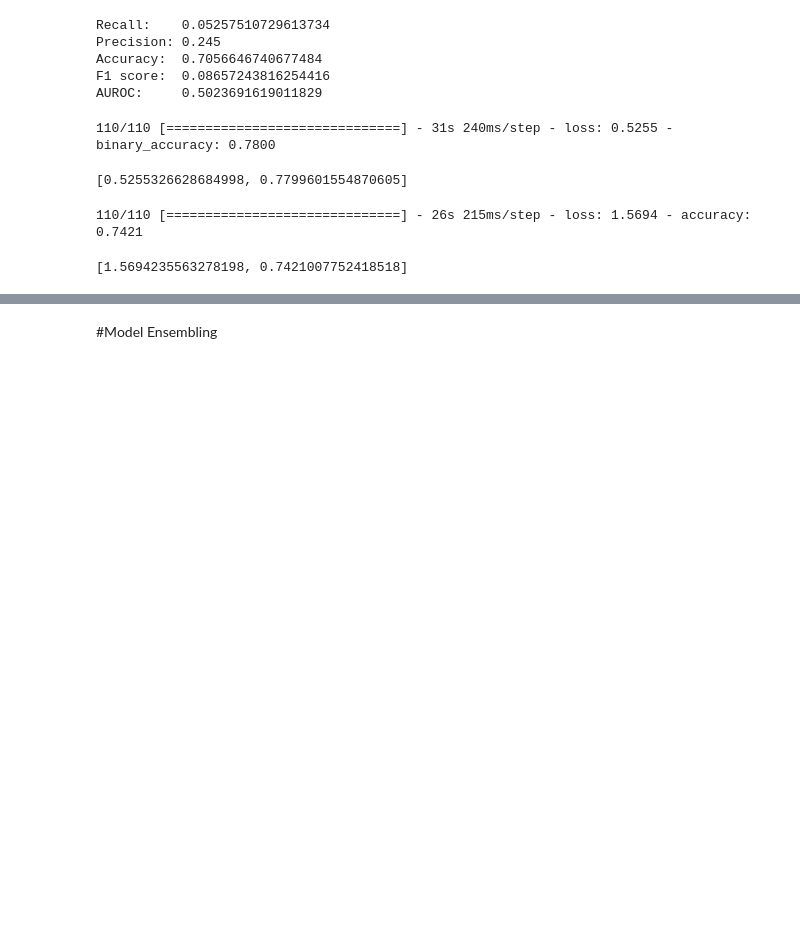
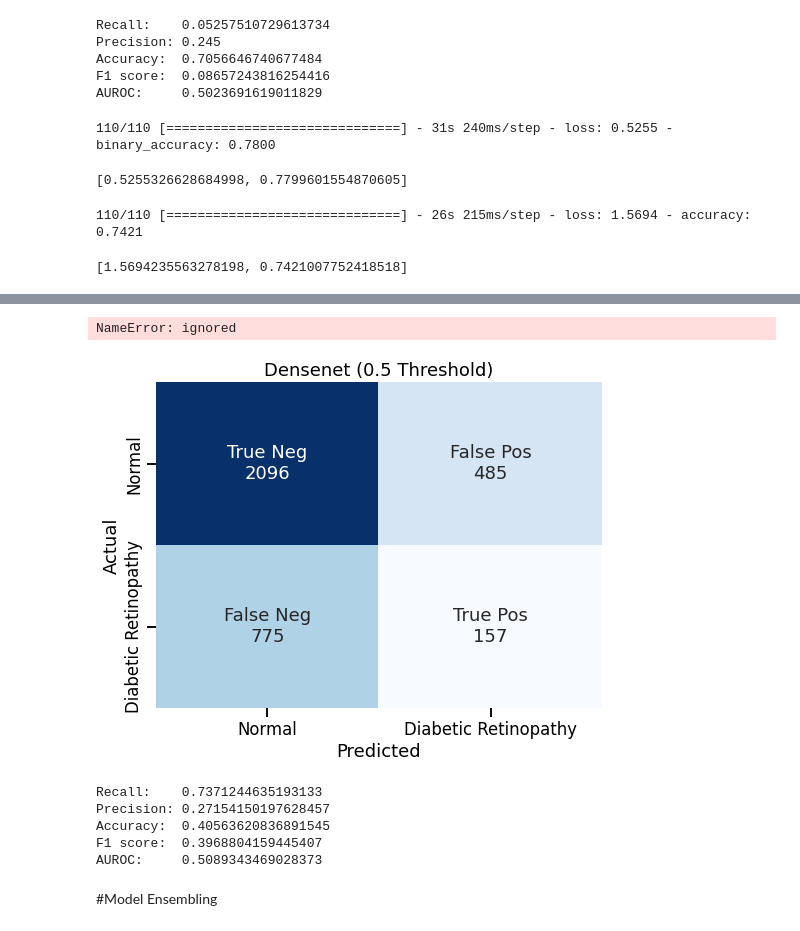
Before and after one commit to DataDoggo215/Flatiron_Capstone, a Jupyter notebook: capstone_cleaned.ipynb, the cells around one changed output, grey strips where cells are left out. Drawn from its saved outputs; the diff is of its cells as text; code cells hidden in the pictures; blank space fills up the shorter version.

```diff
--- a/capstone_cleaned.ipynb
+++ b/capstone_cleaned.ipynb
@@ -549,0 +632,4 @@ first_model.evaluate(test_ds)
+# %%
+load_file = '/content/gdrive/My Drive/Flatiron/models/densenet_weighted_tuned.hdf5'
+recall_model = load_model(load_file)
+recall_model.evaluate(test_ds)
@@ -550,2 +639,40 @@ first_model.evaluate(test_ds)
+# %%
+pred_recall_model = recall_model.predict(test_ds)
+# %%
+pred_recall_transformed = np.exp(pred_recall_model)/(1+np.exp(pred_recall_model))
+preds_recall = np.where(pred_recall_transformed>0.5, 1,0)
+# %% [output]
+NameError: ignored
+# %%
+cm  = confusion_matrix(test_reshaped, preds_recall)
+# %%
+group_names = ['True Neg','False Pos','False Neg','True Pos']
+categories = ['Normal', 'Diabetic Retinopathy']
+
+group_counts_1 = ['{0:0.0f}'.format(value) for value in cm.flatten()]
+labels_1 = [f'{v1}\n{v2}' for v1, v2 in zip(group_names,group_counts_1)]
+labels_1 = np.asarray(labels_1).reshape(2,2)
+
+sns.set_context('talk')
+fig, ax= plt.subplots(figsize=(8,6))
+
+sns.heatmap(cm, annot=labels_1, xticklabels=categories, yticklabels=categories, cbar=None, fmt='', cmap='Blues', ax=ax)
+ax.set_ylabel('Actual')
+ax.set_yticklabels(ax.get_yticklabels(), va="center")
+ax.set_xlabel('Predicted')
+# %% [output]
+[figure, added]
+# %%
+print(f'Recall:    {recall_score(test_reshaped, preds_recall)}')
+print(f'Precision: {precision_score(test_reshaped, preds_recall)}')
+print(f'Accuracy:  {accuracy_score(test_reshaped, preds_recall)}')
+print(f'F1 score:  {f1_score(test_reshaped, preds_recall)}')
+print(f'AUROC:     {roc_auc_score(test_reshaped, pred_recall_transformed)}')
+# %% [output]
+Recall:    0.7371244635193133
+Precision: 0.27154150197628457
+Accuracy:  0.40563620836891545
+F1 score:  0.3968804159445407
+AUROC:     0.5089343469028373
 # %% [markdown]
 #Model Ensembling
```
Also changed, not shown: parts of 38 cells of this notebook.
